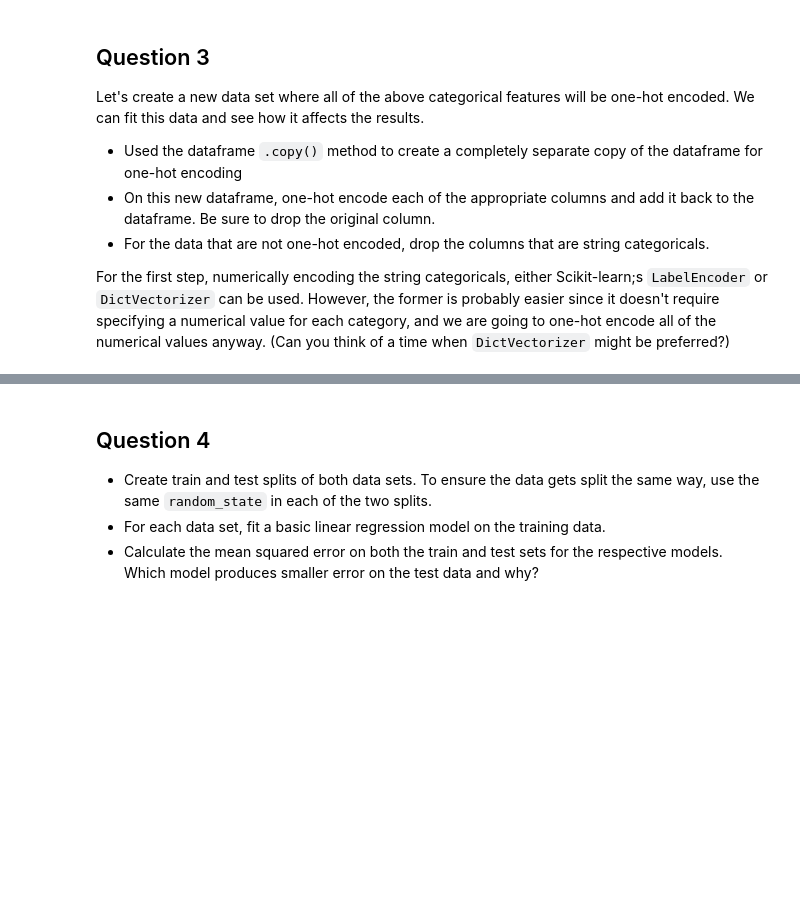
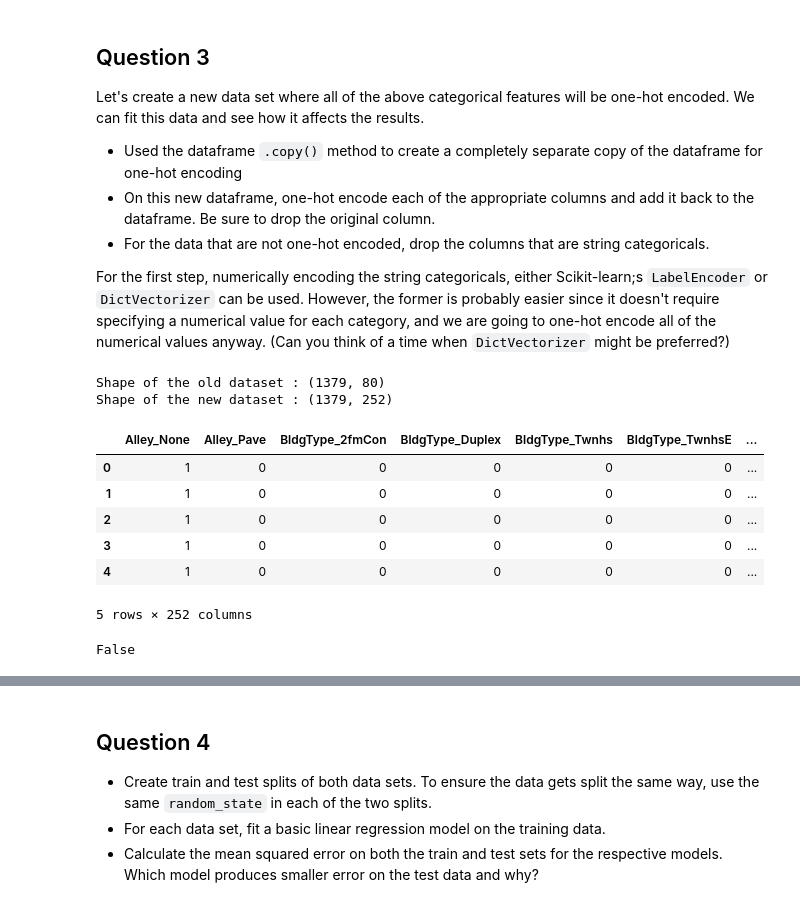
Before and after one commit to anishmo99/intel-Machine-Learning, a Jupyter notebook: Intel-ML101-Class3/Week3_Train_Test_Splits_Validation_Linear_Regression_HW.ipynb, the cells around one changed output, grey strips where cells are left out. Cells and saved outputs as stored; diff of their text form; code cells hidden in the pictures; blank space fills up the shorter version.

```diff
--- a/Intel-ML101-Class3/Week3_Train_Test_Splits_Validation_Linear_Regression_HW.ipynb
+++ b/Intel-ML101-Class3/Week3_Train_Test_Splits_Validation_Linear_Regression_HW.ipynb
@@ -167,3 +221,32 @@ For the first step, numerically encoding the string categoricals, either Scikit-
+# %%
+# my code
+# uses get_dummies()
+# 1
+data_copy = data.copy()
+print("Shape of the old dataset : {}".format(data_copy.shape))
+
+# 2
+dummies = pd.get_dummies(data[categorical_cols], drop_first = True) # dropping the first column of every dummy section to avoid dummy trap
+data_copy = pd.concat([dummies, data_copy], axis = 1)
+data_copy.drop(categorical_cols, axis = 1, inplace = True) # dropping the categorical columns
+
+print("Shape of the new dataset : {}".format(data_copy.shape))
+data_copy.head()
+# %% [output]
+Shape of the old dataset : (1379, 80)
+Shape of the new dataset : (1379, 252)
+|  | Alley_None | Alley_Pave | BldgType_2fmCon | BldgType_Duplex | BldgType_Twnhs | BldgType_TwnhsE | ... |
+| 0 | 1 | 0 | 0 | 0 | 0 | 0 | ... |
+| 1 | 1 | 0 | 0 | 0 | 0 | 0 | ... |
+| 2 | 1 | 0 | 0 | 0 | 0 | 0 | ... |
+| 3 | 1 | 0 | 0 | 0 | 0 | 0 | ... |
+| 4 | 1 | 0 | 0 | 0 | 0 | 0 | ... |
+5 rows × 252 columns
+# %%
+# 3
+(data_copy.dtypes == 'string').any() # checking if string datatype is still present in the dataset data_copy
+# %% [output]
+False
 # %%
 from sklearn.preprocessing import OneHotEncoder, LabelEncoder
 
```
Also changed, not shown: parts of 17 cells of this notebook, 1 other file.
